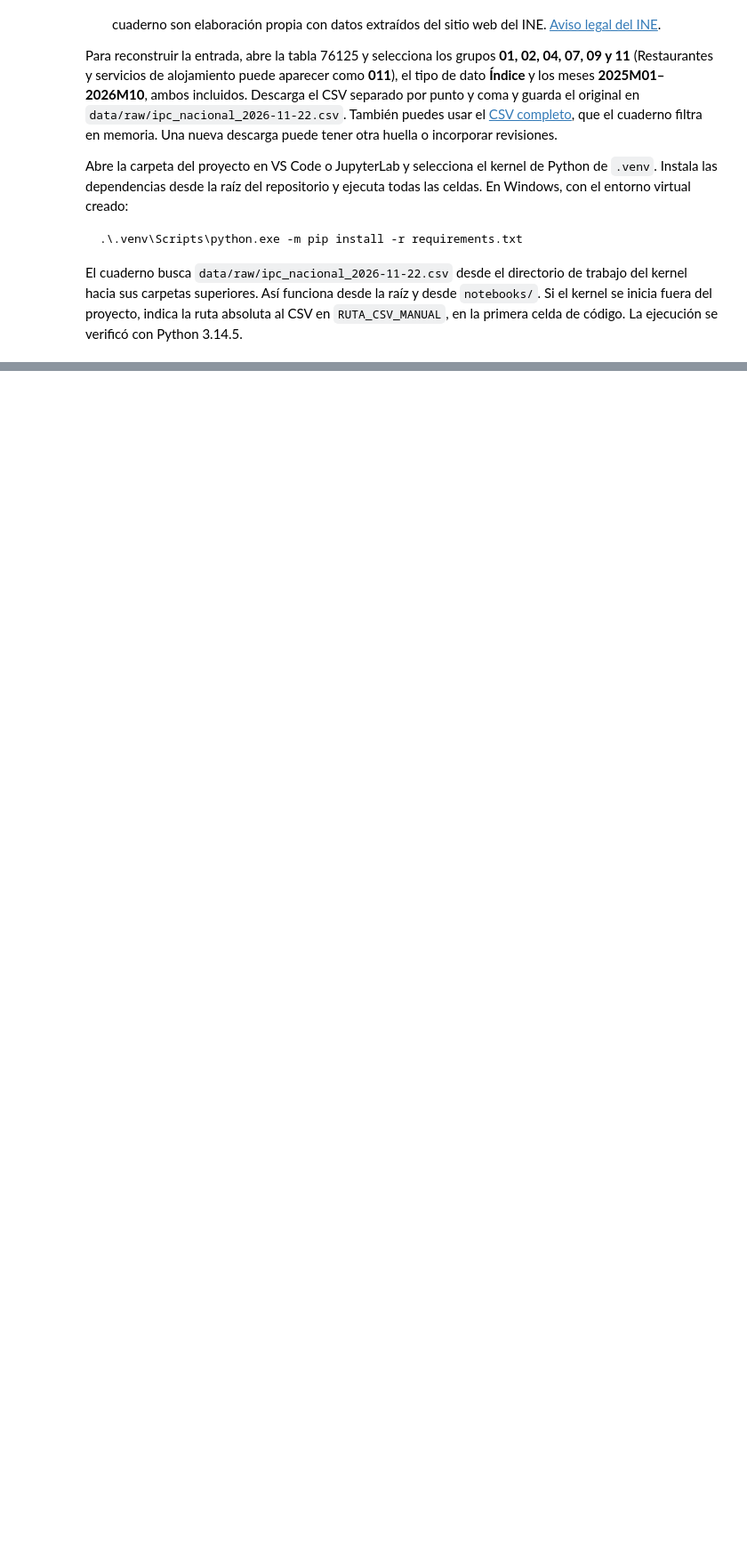
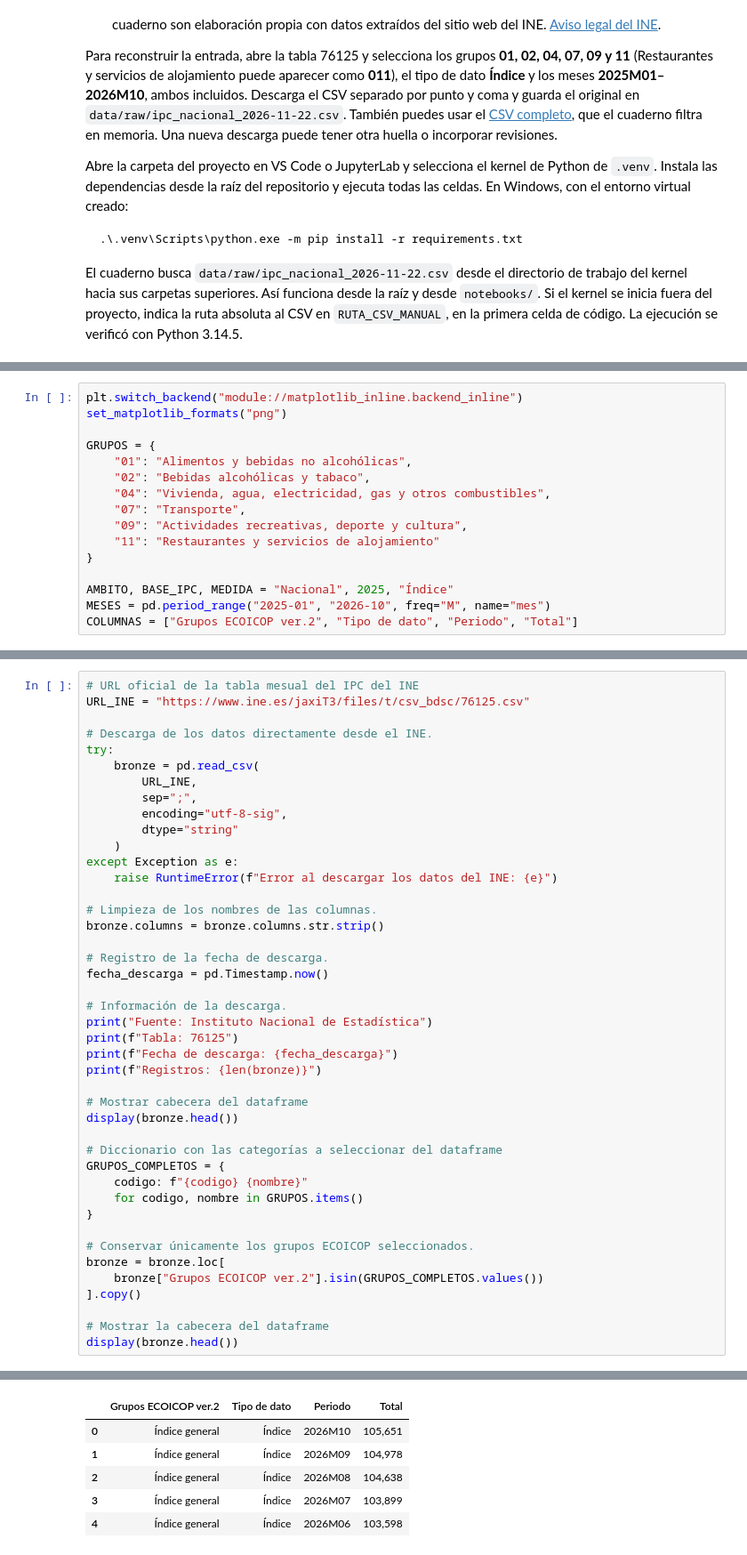
Before and after one commit to ErnesGS/MiInflacion, a Jupyter notebook: notebooks/01_eda_ipc.ipynb, the cells around one changed output, grey strips where cells are left out. Shown at 89% size. Cells and saved outputs as stored; diff of their text form; blank space fills up the shorter version.

Commit message:
Añadir lectura de datos de la API

```diff
--- a/notebooks/01_eda_ipc.ipynb
+++ b/notebooks/01_eda_ipc.ipynb
@@ -38,0 +37,16 @@ Matplotlib is building the font cache; this may take a moment.
+# %%
+plt.switch_backend("module://matplotlib_inline.backend_inline")
+set_matplotlib_formats("png")
+
+GRUPOS = {
+    "01": "Alimentos y bebidas no alcohólicas",
+    "02": "Bebidas alcohólicas y tabaco",
+    "04": "Vivienda, agua, electricidad, gas y otros combustibles",
+    "07": "Transporte",
+    "09": "Actividades recreativas, deporte y cultura",
+    "11": "Restaurantes y servicios de alojamiento"
+}
+
+AMBITO, BASE_IPC, MEDIDA = "Nacional", 2025, "Índice"
+MESES = pd.period_range("2025-01", "2026-10", freq="M", name="mes")
+COLUMNAS = ["Grupos ECOICOP ver.2", "Tipo de dato", "Periodo", "Total"]
@@ -38,0 +55,44 @@ Matplotlib is building the font cache; this may take a moment.
+# %%
+# URL oficial de la tabla mesual del IPC del INE
+URL_INE = "https://www.ine.es/jaxiT3/files/t/csv_bdsc/76125.csv"
+
+# Descarga de los datos directamente desde el INE.
+try:
+    bronze = pd.read_csv(
+        URL_INE,
+        sep=";",
+        encoding="utf-8-sig",
+        dtype="string"
+    )
+except Exception as e:
+    raise RuntimeError(f"Error al descargar los datos del INE: {e}")
+
+# Limpieza de los nombres de las columnas.
+bronze.columns = bronze.columns.str.strip()
+
+# Registro de la fecha de descarga.
+fecha_descarga = pd.Timestamp.now()
+
+# Información de la descarga.
+print("Fuente: Instituto Nacional de Estadística")
+print(f"Tabla: 76125")
+print(f"Fecha de descarga: {fecha_descarga}")
+print(f"Registros: {len(bronze)}")
+
+# Mostrar cabecera del dataframe
+display(bronze.head())
+
+# Diccionario con las categorías a seleccionar del dataframe
+GRUPOS_COMPLETOS = {
+    codigo: f"{codigo} {nombre}"
+    for codigo, nombre in GRUPOS.items()
+}
+
+# Conservar únicamente los grupos ECOICOP seleccionados.
+bronze = bronze.loc[
+    bronze["Grupos ECOICOP ver.2"].isin(GRUPOS_COMPLETOS.values())
+].copy()
+
+# Mostrar la cabecera del dataframe
+display(bronze.head())
+# %% [output]
@@ -38,0 +103,6 @@ Matplotlib is building the font cache; this may take a moment.
+|  | Grupos ECOICOP ver.2 | Tipo de dato | Periodo | Total |
+| 0 | Índice general | Índice | 2026M10 | 105,651 |
+| 1 | Índice general | Índice | 2026M09 | 104,978 |
+| 2 | Índice general | Índice | 2026M08 | 104,638 |
+| 3 | Índice general | Índice | 2026M07 | 103,899 |
+| 4 | Índice general | Índice | 2026M06 | 103,598 |
```
Also changed, not shown: parts of 5 cells of this notebook.
